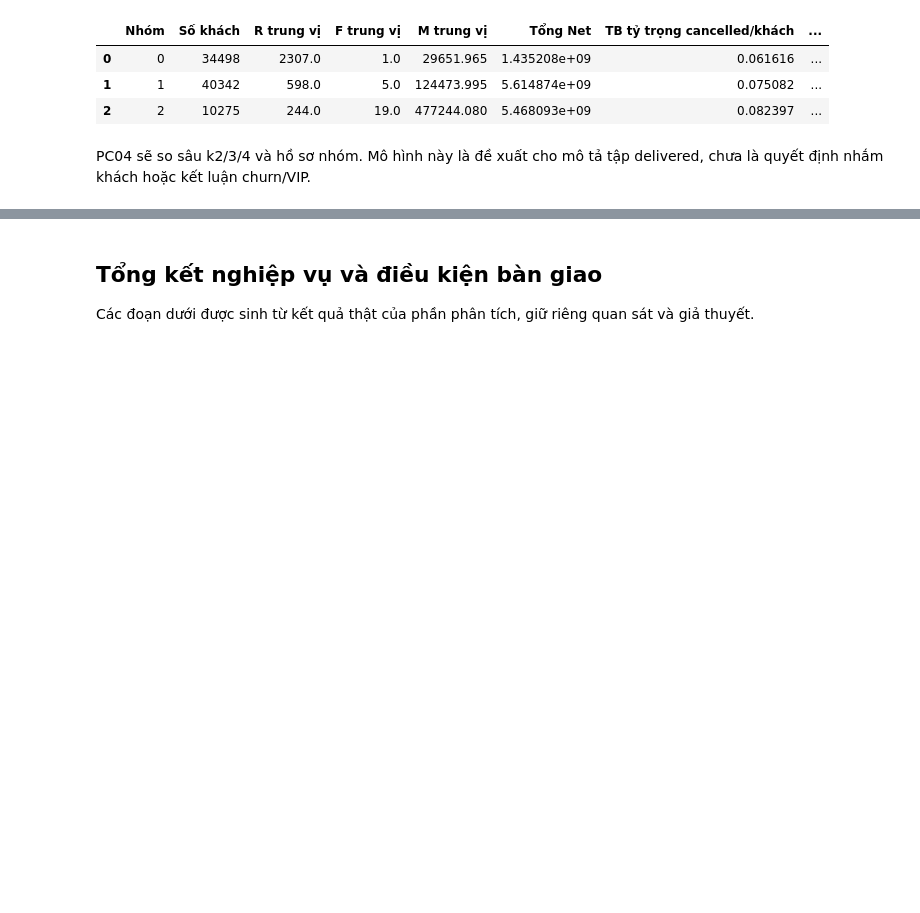
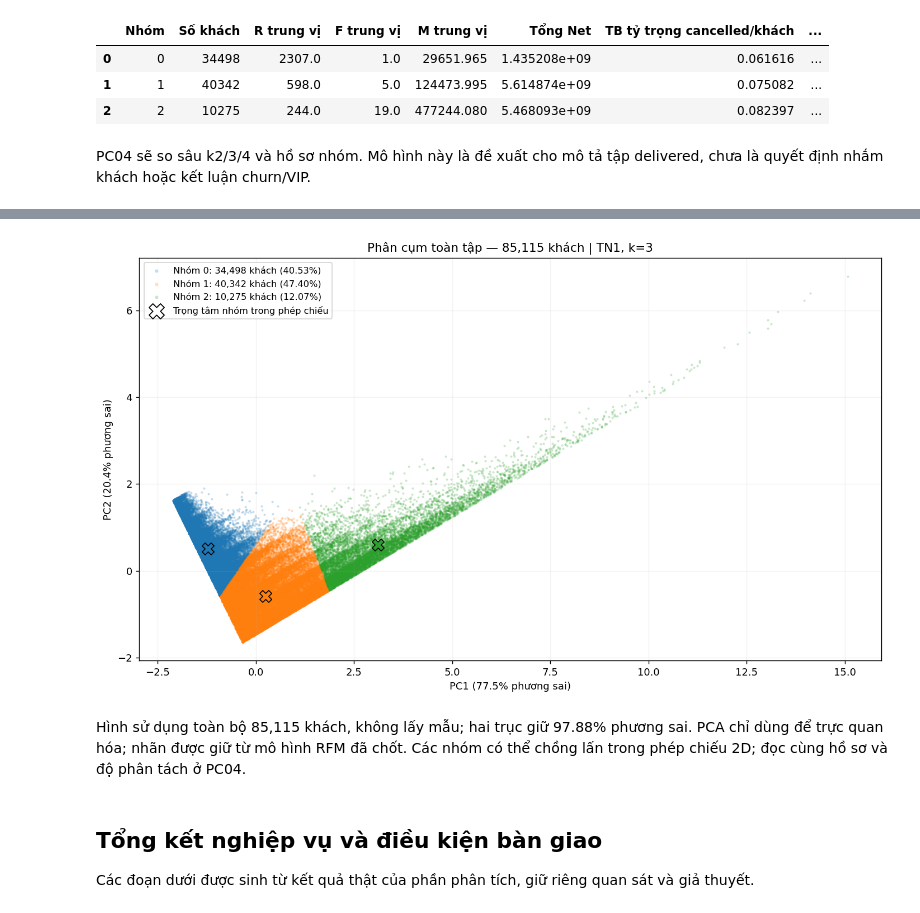
Before and after one commit to ngoctu1912/DA_Datathon2026, a Jupyter notebook: notebook/05_phan_khuc_khach_hang/PC03_thuc_nghiem_va_lua_chon_mo_hinh.ipynb, the cells around one changed output, grey strips where cells are left out. Cells and saved outputs as stored; diff of their text form; code cells hidden in the pictures; blank space fills up the shorter version.

```diff
--- a/notebook/05_phan_khuc_khach_hang/PC03_thuc_nghiem_va_lua_chon_mo_hinh.ipynb
+++ b/notebook/05_phan_khuc_khach_hang/PC03_thuc_nghiem_va_lua_chon_mo_hinh.ipynb
@@ -324,3 +328,46 @@ PC04 sẽ so sâu k2/3/4 và hồ sơ nhóm. Mô hình này là đề xuất cho
+# %%
+from sklearn.decomposition import PCA
+
+_full = study.a
+_selected = model_manifest['selected']
+require(_full.customer_id.is_unique and set(_full.customer_id) == set(study.f.customer_id),
+        'Biểu đồ toàn tập phải có đúng một điểm cho mỗi khách đủ điều kiện.')
+_values = _full[FEATURES].to_numpy(dtype=float, copy=True)
+require(_selected['variant'] in ('TN1', 'TN2'), 'Biến đổi mô hình không được hỗ trợ.')
+if _selected['variant'] == 'TN2':
+    _values[:, 1:] = np.log1p(_values[:, 1:])
+_scale = np.asarray(_selected['scaler_scale'], dtype=float)
+require(np.isfinite(_scale).all() and (_scale > 0).all(), 'Scaler mô hình không hợp lệ.')
+_standardized = (_values - np.asarray(_selected['scaler_mean'], dtype=float)) / _scale
+require(np.isfinite(_standardized).all(), 'Dữ liệu vẽ PCA có giá trị không hữu hạn.')
+_pca = PCA(n_components=2, svd_solver='full')
+_points = _pca.fit_transform(_standardized)
+_clusters = sorted(_full.cluster.unique())
+require(len(_clusters) == int(_selected['k']), 'Số nhóm khác mô hình đã chốt.')
+fig, ax = plt.subplots(figsize=(11, 6.5))
+for _index, _cluster in enumerate(_clusters):
+    _mask = _full.cluster.to_numpy() == _cluster
+    _color = plt.get_cmap('tab10')(_index)
+    ax.scatter(_points[_mask, 0], _points[_mask, 1], s=5, alpha=.25,
+               color=_color, linewidths=0, rasterized=True,
+               label=f'Nhóm {int(_cluster)}: {_mask.sum():,} khách ({_mask.mean():.2%})')
+    ax.scatter(*_points[_mask].mean(axis=0), marker='X', s=140, color=_color,
+               edgecolor='black', linewidth=.9, zorder=5)
+ax.scatter([], [], marker='X', s=100, facecolor='white', edgecolor='black',
+           label='Trọng tâm nhóm trong phép chiếu')
+ax.set(title=f'Phân cụm toàn tập — {len(_full):,} khách | {_selected["variant"]}, k={len(_clusters)}',
+       xlabel=f'PC1 ({_pca.explained_variance_ratio_[0]:.1%} phương sai)',
+       ylabel=f'PC2 ({_pca.explained_variance_ratio_[1]:.1%} phương sai)')
+ax.grid(alpha=.15)
+ax.legend(loc='best', fontsize=9, markerscale=1.5)
+study.fig('selected_full_population_pca', 'Phân cụm toàn bộ khách hàng của mô hình đã chọn', fig)
+study.note(f'Hình sử dụng toàn bộ {len(_full):,} khách, không lấy mẫu; hai trục giữ '
+           f'{_pca.explained_variance_ratio_.sum():.2%} phương sai. PCA chỉ dùng để trực quan hóa; '
+           'nhãn được giữ từ mô hình RFM đã chốt. Các nhóm có thể chồng lấn trong phép chiếu 2D; '
+           'đọc cùng hồ sơ và độ phân tách ở PC04.')
+# %% [output]
+[figure, added]
+Hình sử dụng toàn bộ 85,115 khách, không lấy mẫu; hai trục giữ 97.88% phương sai. PCA chỉ dùng để trực quan hóa; nhãn được giữ từ mô hình RFM đã chốt. Các nhóm có thể chồng lấn trong phép chiếu 2D; đọc cùng hồ sơ và độ phân tách ở PC04.
 # %% [markdown]
 ## Tổng kết nghiệp vụ và điều kiện bàn giao
 
```
Also changed, not shown: parts of 3 cells of this notebook.
